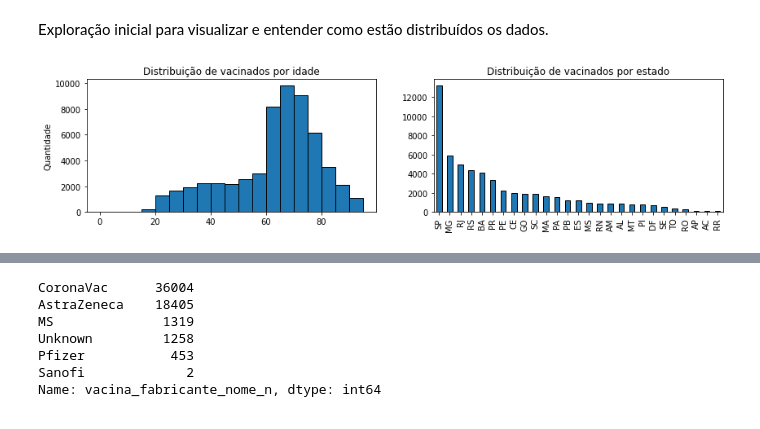
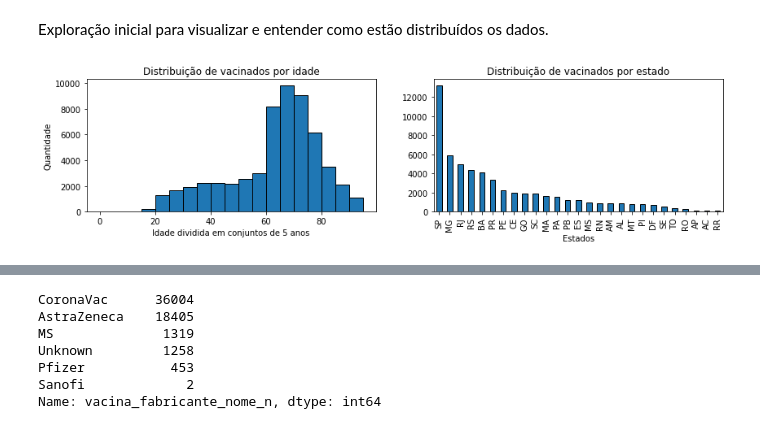
Before and after one commit to willianrocha/bootcamp-datascience-alura, a Jupyter notebook: module_1/ds_mod1_project.ipynb, the cells around one changed output, grey strips where cells are left out. Cells and saved outputs as stored; diff of their text form; code cells hidden in the pictures.

```diff
--- a/module_1/ds_mod1_project.ipynb
+++ b/module_1/ds_mod1_project.ipynb
@@ -66,15 +121,16 @@ Exploração inicial para visualizar e entender como estão distribuídos os dad
 # %%
 fig, axes = plt.subplots(nrows=1, ncols=2, figsize=(14,3))
 
 # Tem uma pessoa com 221 anos!
 ax = dados['paciente_idade'].plot(kind='hist', bins=[x for x in range(0,100,5)],
                              edgecolor='black', ax=axes[0],
                              title="Distribuição de vacinados por idade")
 ax.set_ylabel("Quantidade")
-dados['estabelecimento_uf'] \
+ax.set_xlabel("Idade dividida em conjuntos de 5 anos")
+ax = dados['estabelecimento_uf'] \
   .value_counts().plot(kind='bar',  ax=axes[1], edgecolor='black',
                        title="Distribuição de vacinados por estado")
-
+ax.set_xlabel("Estados")
 plt.show()
 # %% [output]
-[figure, old version]
+[figure, new version]
```
Also changed, not shown: parts of 60 cells of this notebook.
